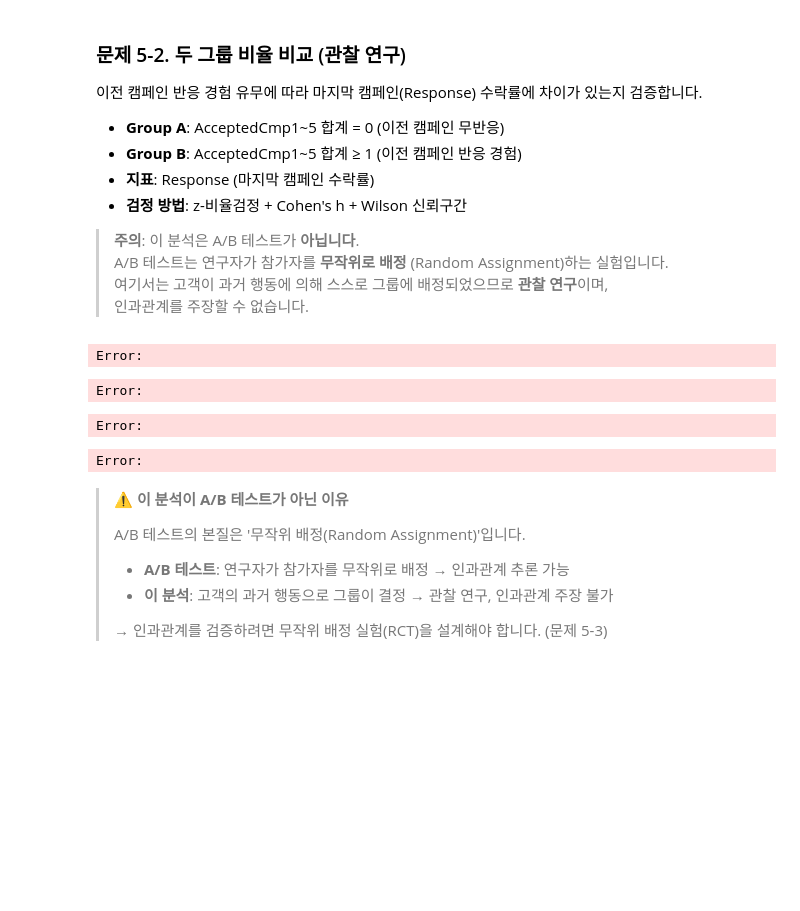
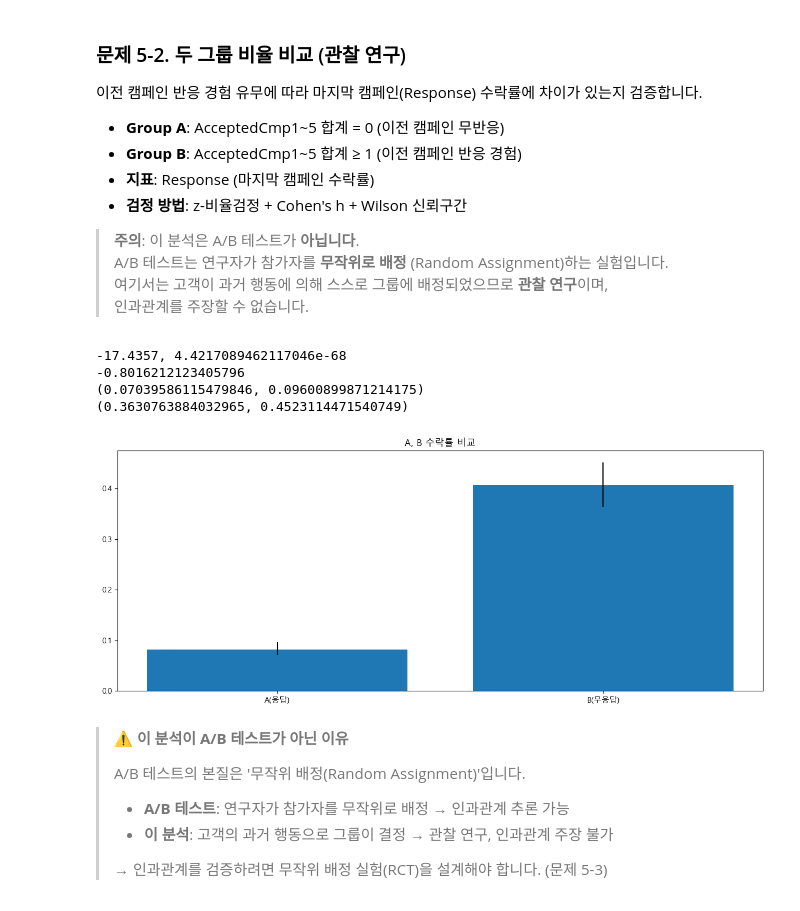
Before and after one commit to sparta-data11-statistics-practice/practice-01-descriptive-statistics-lch092420, a Jupyter notebook: practice_comprehensive_lch.ipynb, the cells around one changed output. Drawn from its saved outputs; the diff is of its cells as text; code cells hidden in the pictures; blank space fills up the shorter version.

```diff
--- a/practice_comprehensive_lch.ipynb
+++ b/practice_comprehensive_lch.ipynb
@@ -1011,16 +1126,46 @@ rate_a = conv_a / n_a
 rate_b = conv_b / n_b
 
 # TODO 5-2(a): z-비율검정
+z_t , z_p = proportions_ztest([conv_a,conv_b], [n_a , n_b] )
+print(f'{z_t:.4f}, {z_p:}')  #두 그룹간 수락률에 차이가 있다!
 # TODO 5-2(b): Cohen's h 효과 크기
+cohen_h = proportion_effectsize(rate_a, rate_b)
+print(cohen_h)# 두 그룹간 효과크기는 매우 크다(b가 더 크다.)
+
 # TODO 5-2(c): Wilson 신뢰구간
+
+ci_a = proportion_confint(conv_a, n_a, alpha=0.05, method='wilson')
+ci_b = proportion_confint(conv_b, n_b, alpha=0.05, method='wilson')
+print(ci_a)
+print(ci_b)
 # %% [output]
-Error:
+-17.4357, 4.4217089462117046e-68
+-0.8016212123405796
+(0.07039586115479846, 0.09600899871214175)
+(0.3630763884032965, 0.4523114471540749)
-Error:
 # %%
 # TODO 5-2(d): 수락률 비교 시각화 (CI 오차막대 포함)
+fig, ax = plt.subplots(figsize = (12,5))
+x = ['A(응답)', 'B(무응답)']
+y = [rate_a,rate_b]
+lower_errors = [
+    rate_a - ci_a[0],
+    rate_b - ci_b[0]
+]
+
+upper_errors = [
+    ci_a[1] - rate_a,
+    ci_b[1] - rate_b
+]
+
+yerr = [lower_errors, upper_errors]
+ax.bar(x,y)
+ax.errorbar(x,y,yerr=yerr, fmt = 'none',color = 'black')
+ax.set_title('A, B 수락률 비교')
+plt.tight_layout()
+plt.show()
 # %% [output]
-Error:
-Error:
+[figure, added]
 # %% [markdown]
 > ⚠️ **이 분석이 A/B 테스트가 아닌 이유**
 >
```
Also changed, not shown: parts of 16 cells of this notebook.
